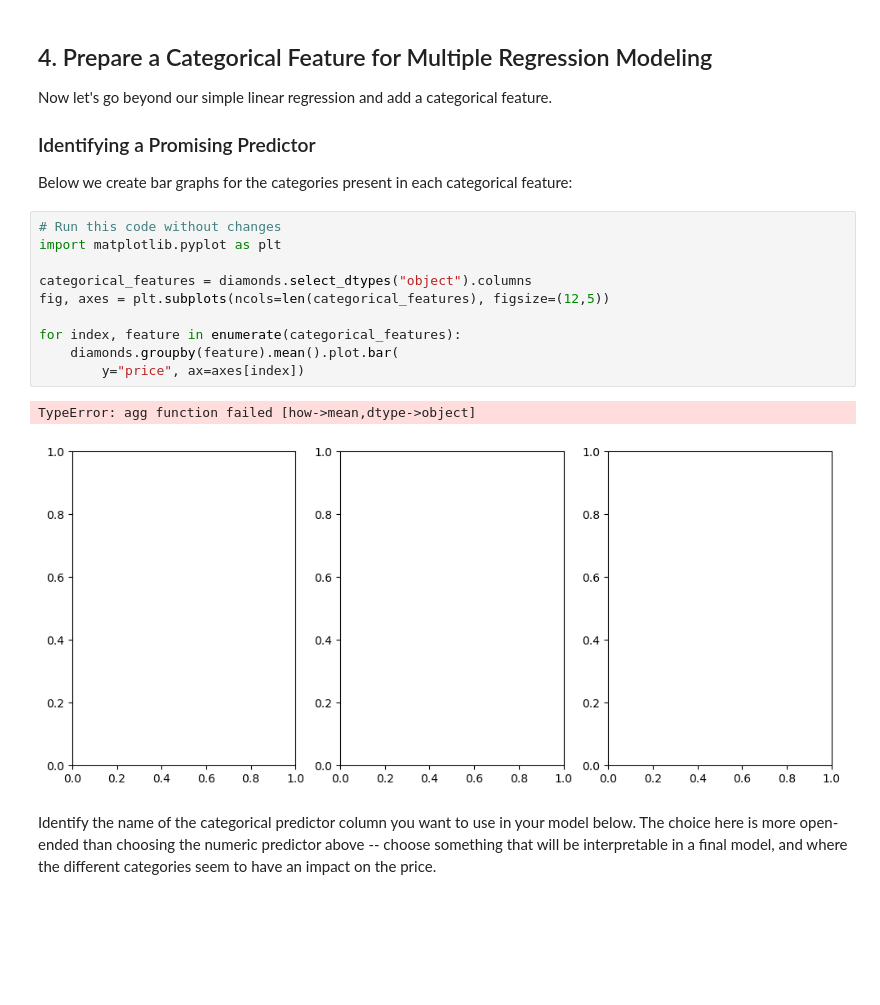
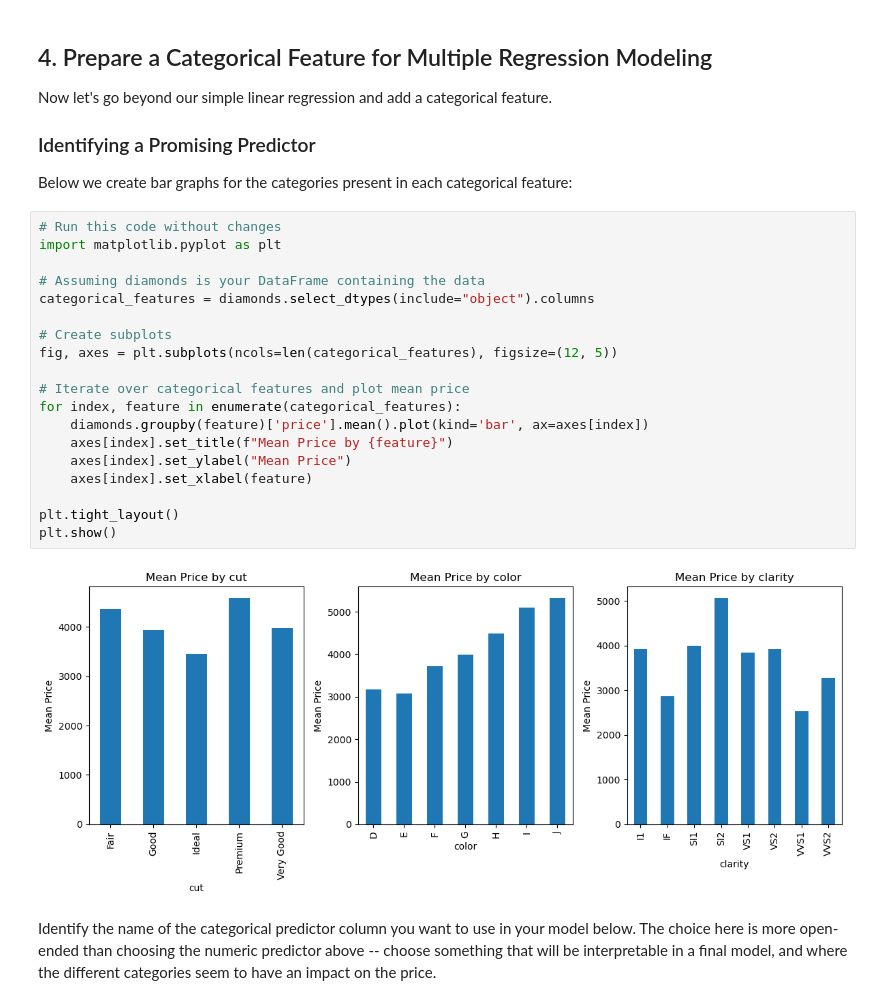
Before and after one commit to Keter22/dsc-multiple-regression-cumulative-lab, a Jupyter notebook: index.ipynb, the cells around one changed output. Saved outputs shown, nothing was run; the diff lists cells and outputs as text; blank space fills up the shorter version.

```diff
--- a/index.ipynb
+++ b/index.ipynb
@@ -289,16 +289,24 @@ Below we create bar graphs for the categories present in each categorical featur
 # %%
 # Run this code without changes
 import matplotlib.pyplot as plt
 
-categorical_features = diamonds.select_dtypes("object").columns
-fig, axes = plt.subplots(ncols=len(categorical_features), figsize=(12,5))
+# Assuming diamonds is your DataFrame containing the data
+categorical_features = diamonds.select_dtypes(include="object").columns
 
+# Create subplots
+fig, axes = plt.subplots(ncols=len(categorical_features), figsize=(12, 5))
+
+# Iterate over categorical features and plot mean price
 for index, feature in enumerate(categorical_features):
-    diamonds.groupby(feature).mean().plot.bar(
-        y="price", ax=axes[index])
+    diamonds.groupby(feature)['price'].mean().plot(kind='bar', ax=axes[index])
+    axes[index].set_title(f"Mean Price by {feature}")
+    axes[index].set_ylabel("Mean Price")
+    axes[index].set_xlabel(feature)
+
+plt.tight_layout()
+plt.show()
 # %% [output]
-TypeError: agg function failed [how->mean,dtype->object]
-[figure, old version]
+[figure, new version]
 # %% [markdown]
 Identify the name of the categorical predictor column you want to use in your model below. The choice here is more open-ended than choosing the numeric predictor above -- choose something that will be interpretable in a final model, and where the different categories seem to have an impact on the price.
 # %%
```
